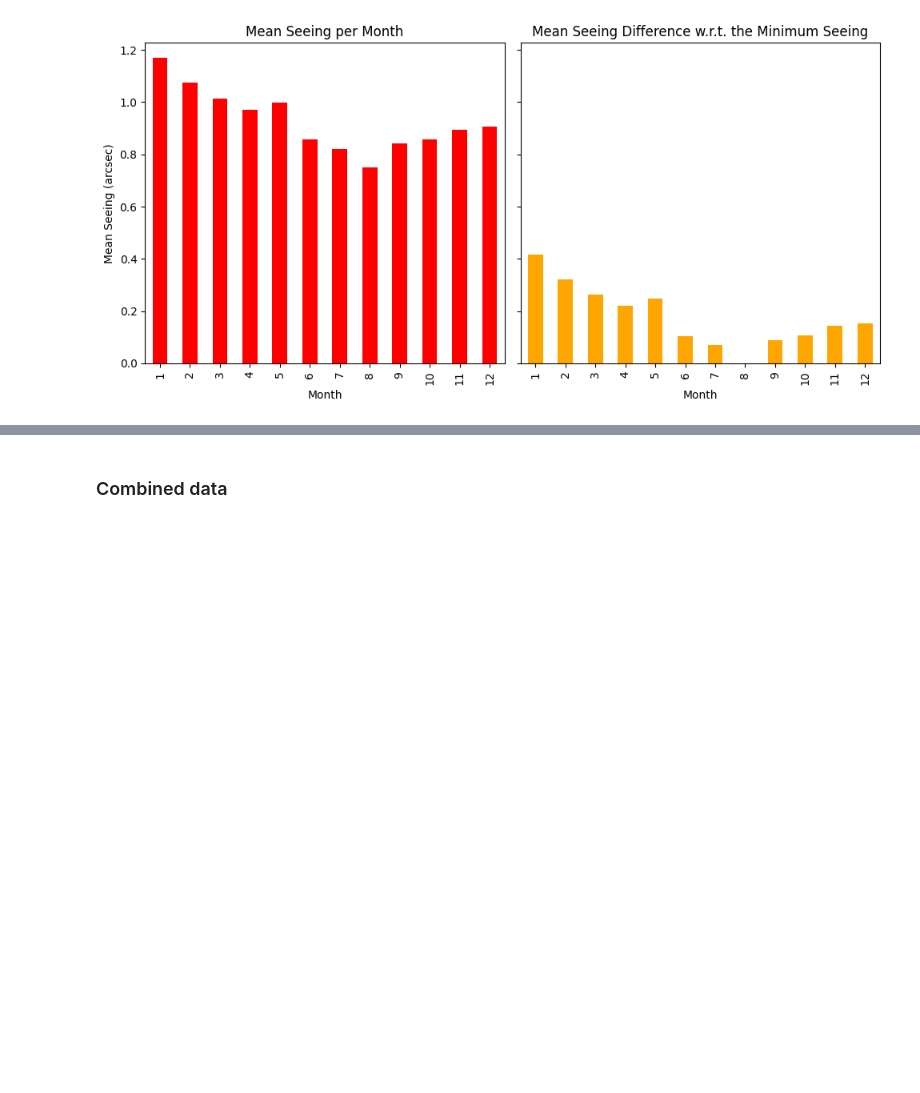
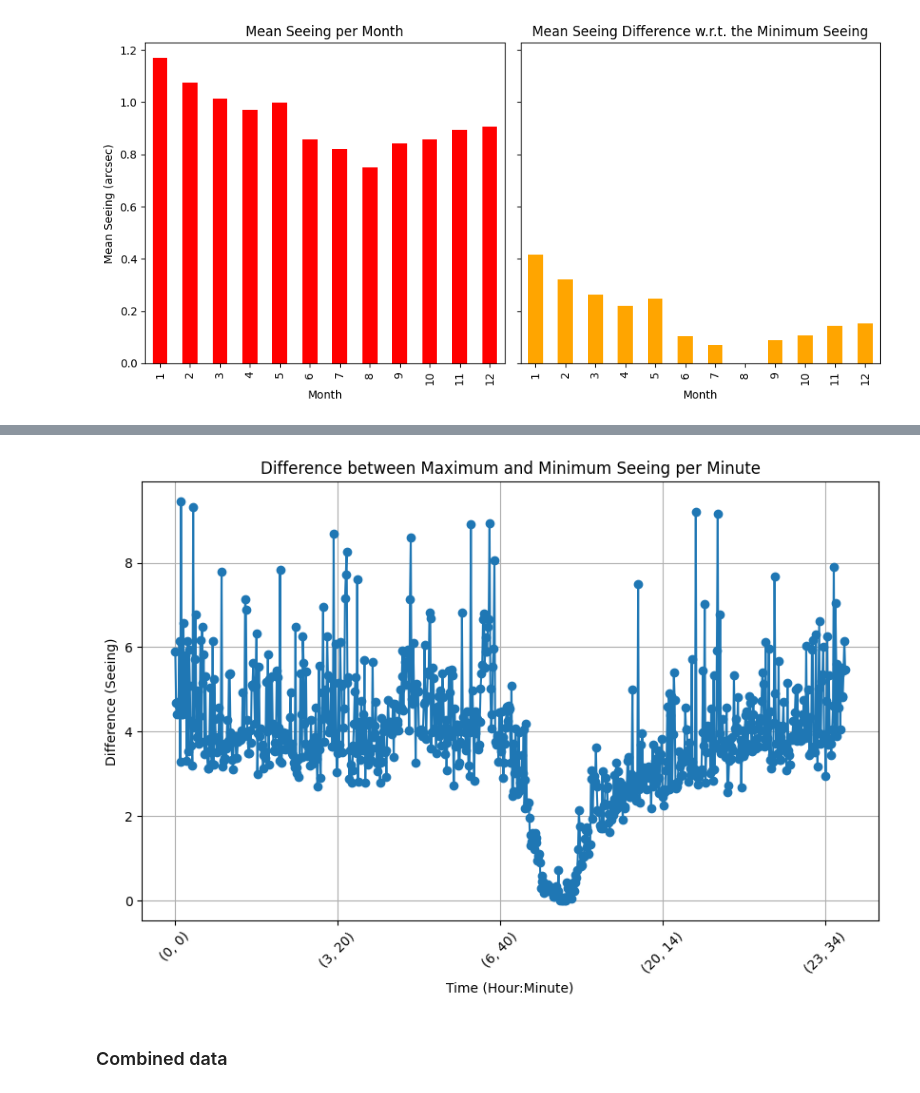
Before and after one commit to gdapablo/Seeing_forecast, a Jupyter notebook: notebooks/data_visualization.ipynb, the cells around one changed output, grey strips where cells are left out. Drawn from its saved outputs; the diff is of its cells as text; code cells hidden in the pictures; blank space fills up the shorter version.

```diff
--- a/notebooks/data_visualization.ipynb
+++ b/notebooks/data_visualization.ipynb
@@ -209,3 +236,18 @@ plt.show()
+# %%
+# Group by hour and minute and calculate the difference between max and min seeing values
+minute_seeing_difference = seeing.groupby([seeing['hour'], seeing['minute']])['Seeing'].apply(lambda x: x.max() - x.min() )
+
+# Plot the variation per minute
+plt.figure(figsize=(10, 6))
+minute_seeing_difference.plot(marker='o', linestyle='-')
+plt.title('Difference between Maximum and Minimum Seeing per Minute')
+plt.xlabel('Time (Hour:Minute)')
+plt.ylabel('Difference (Seeing)')
+plt.grid(True)
+plt.xticks(rotation=45)
+plt.show()
+# %% [output]
+[figure, added]
 # %% [markdown]
 ### Combined data
 # %%
```
Also changed, not shown: parts of 13 cells of this notebook, 1 other file.
